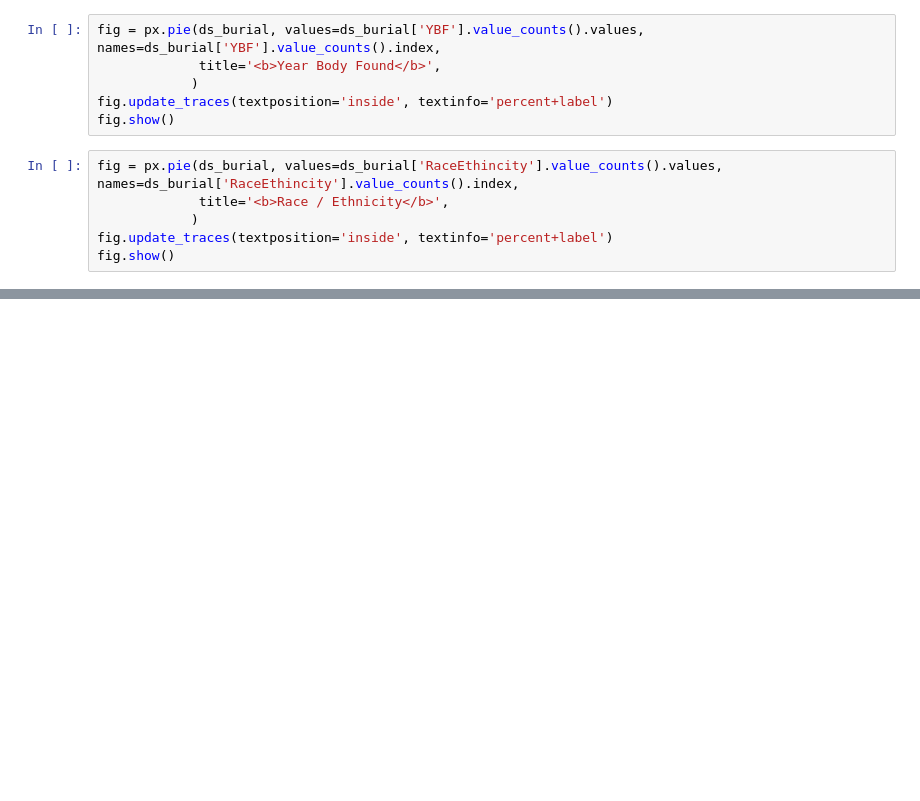
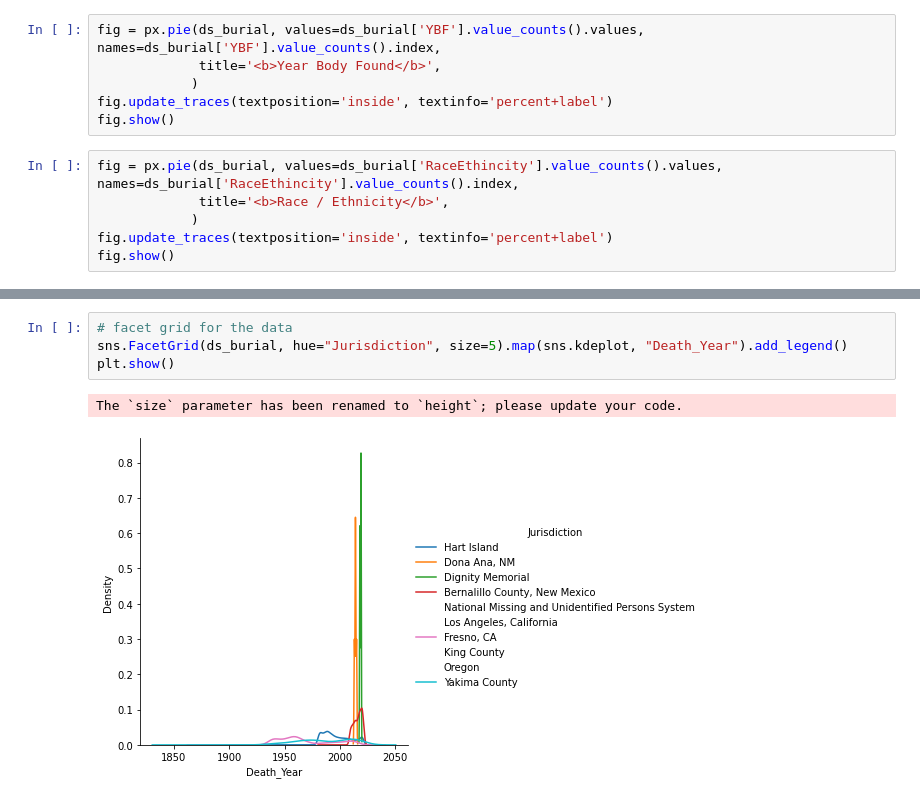
Before and after one commit to larakaracasu/Indigent-Burial-Analysis, a Jupyter notebook: merged-dataset/Exploratory_Data_Analysis.ipynb, the cells around one changed output, grey strips where cells are left out. Drawn from its saved outputs; the diff is of its cells as text; blank space fills up the shorter version.

```diff
--- a/merged-dataset/Exploratory_Data_Analysis.ipynb
+++ b/merged-dataset/Exploratory_Data_Analysis.ipynb
@@ -200,0 +222,7 @@ fig.show()
+# %%
+# facet grid for the data
+sns.FacetGrid(ds_burial, hue="Jurisdiction", size=5).map(sns.kdeplot, "Death_Year").add_legend()
+plt.show()
+# %% [output]
+The `size` parameter has been renamed to `height`; please update your code.
+[figure, added]
```
Also changed, not shown: parts of 6 cells of this notebook.
